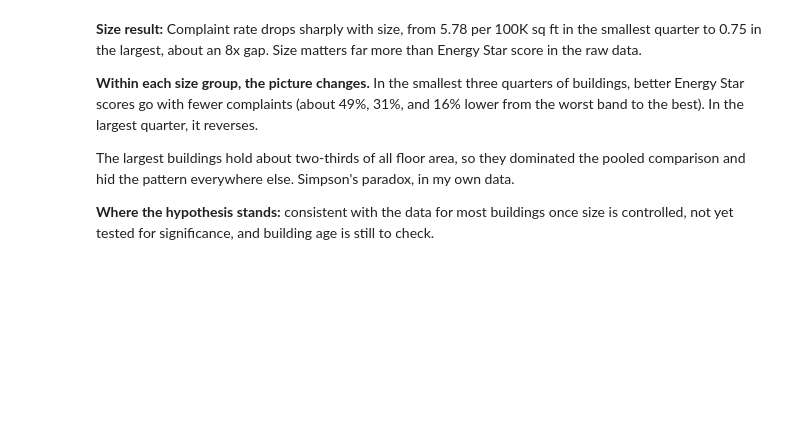
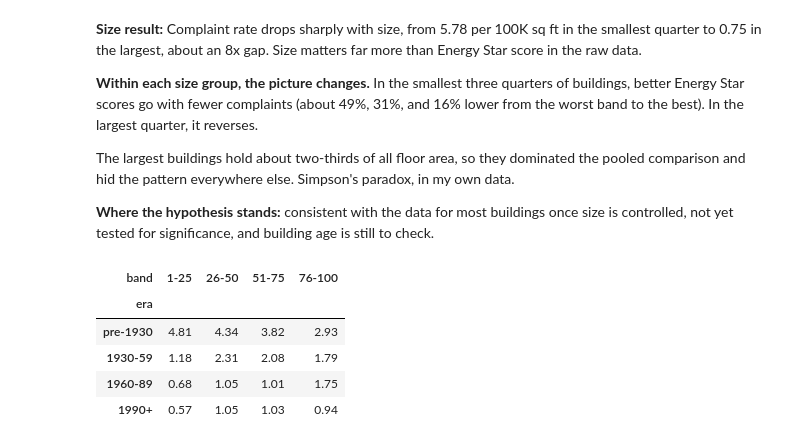
Before and after one commit to DhavalVibhakar99/nyc-heat-energy-pipeline, a Jupyter notebook: notebooks/01_explore_data.ipynb, the cells around one changed output. Drawn from its saved outputs; the diff is of its cells as text; code cells hidden in the pictures; blank space fills up the shorter version.

Commit message:
Control for building age: efficiency effect holds only in prewar buildings

```diff
--- a/notebooks/01_explore_data.ipynb
+++ b/notebooks/01_explore_data.ipynb
@@ -560,3 +560,28 @@ comparison and hid the pattern everywhere else. Simpson's paradox, in my own dat
 
 **Where the hypothesis stands:** consistent with the data for most buildings once size is controlled,
 not yet tested for significance, and building age is still to check.
+# %%
+res["year_built"] = pd.to_numeric(res["year_built"], errors="coerce")
+
+# one age per lot: the year its biggest building went up (that's where most tenants live)
+biggest = res.sort_values("gfa_share", ascending=False).drop_duplicates("bbl_list")
+df = df.join(biggest.set_index("bbl_list")["year_built"])
+
+# NYC-style eras: prewar, mid-century, later
+df["era"] = pd.cut(df["year_built"], bins=[0, 1929, 1959, 1989, 2030],
+                   labels=["pre-1930", "1930-59", "1960-89", "1990+"])
+
+by_age = df.groupby(["era", "band"], observed=True).agg(
+    lots=("complaints", "size"),
+    complaints=("complaints", "sum"),
+    gfa=("total_gfa", "sum"),
+)
+by_age["per_100k_sqft"] = by_age["complaints"] / by_age["gfa"] * 100_000
+by_age["per_100k_sqft"].unstack("band").round(2)
+# %% [output]
+| band | 1-25 | 26-50 | 51-75 | 76-100 |
+| era |  |  |  |  |
+| pre-1930 | 4.81 | 4.34 | 3.82 | 2.93 |
+| 1930-59 | 1.18 | 2.31 | 2.08 | 1.79 |
+| 1960-89 | 0.68 | 1.05 | 1.01 | 1.75 |
+| 1990+ | 0.57 | 1.05 | 1.03 | 0.94 |
```
Also changed, not shown: parts of 2 cells of this notebook.
